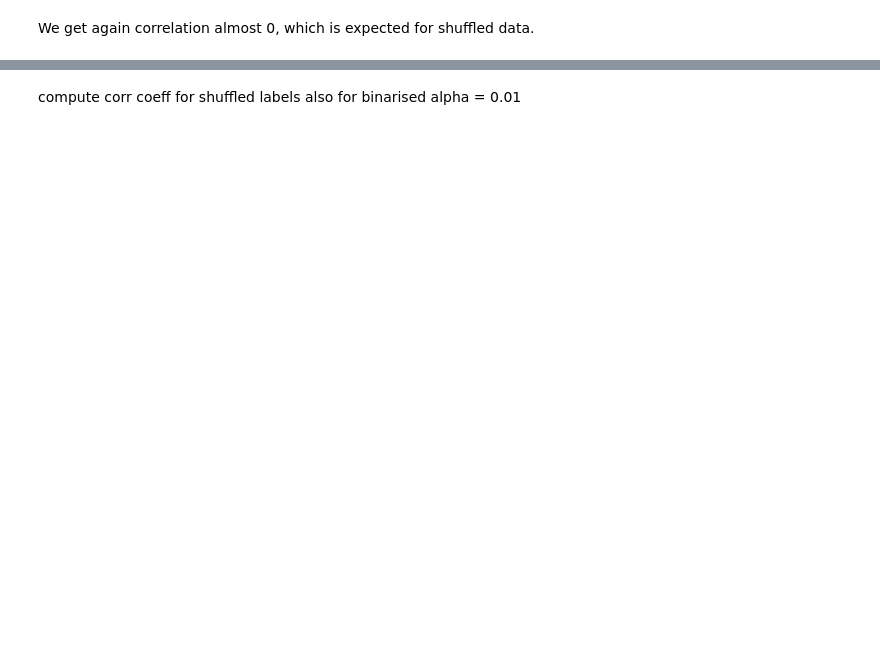
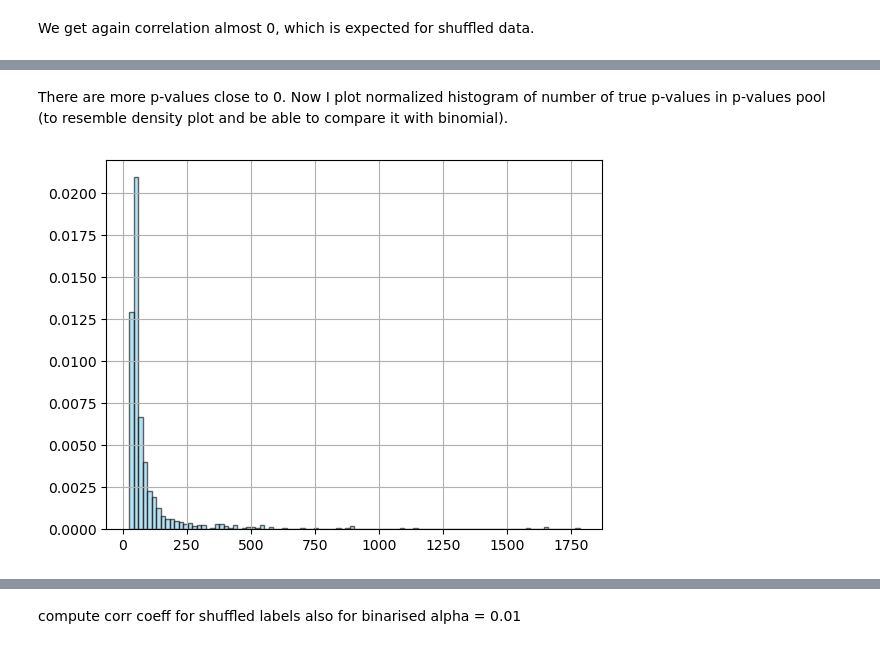
Before and after one commit to uio-bmi/fdr_under_dependencies, a Jupyter notebook: exlporatory_analyses/p_values_analyses.ipynb, the cells around one changed output, grey strips where cells are left out. Drawn from its saved outputs; the diff is of its cells as text; code cells hidden in the pictures; blank space fills up the shorter version.

```diff
--- a/exlporatory_analyses/p_values_analyses.ipynb
+++ b/exlporatory_analyses/p_values_analyses.ipynb
@@ -200,0 +212,9 @@ len(os.listdir('data/p_values/'))
+# %% [markdown]
+There are more p-values close to 0.
+Now I plot normalized histogram of number of true p-values in p-values pool (to resemble density plot and be able to compare it with binomial).
+# %%
+plt.hist(number_of_trues_p_values_pool_binary, color='skyblue', edgecolor='black', bins=100, alpha=0.6, label='Normalized Histogram', density=True)
+plt.grid(True)
+plt.show()
+# %% [output]
+[figure, added]
```
Also changed, not shown: parts of 31 cells of this notebook.
